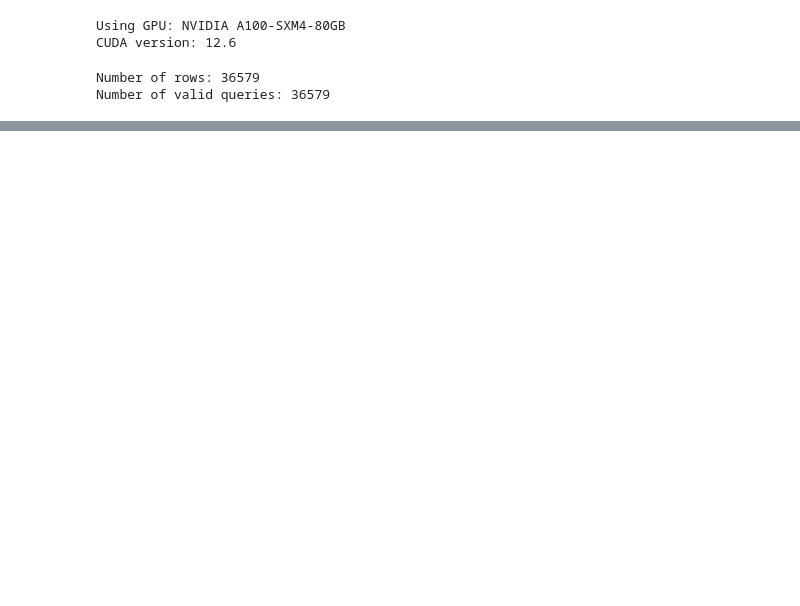
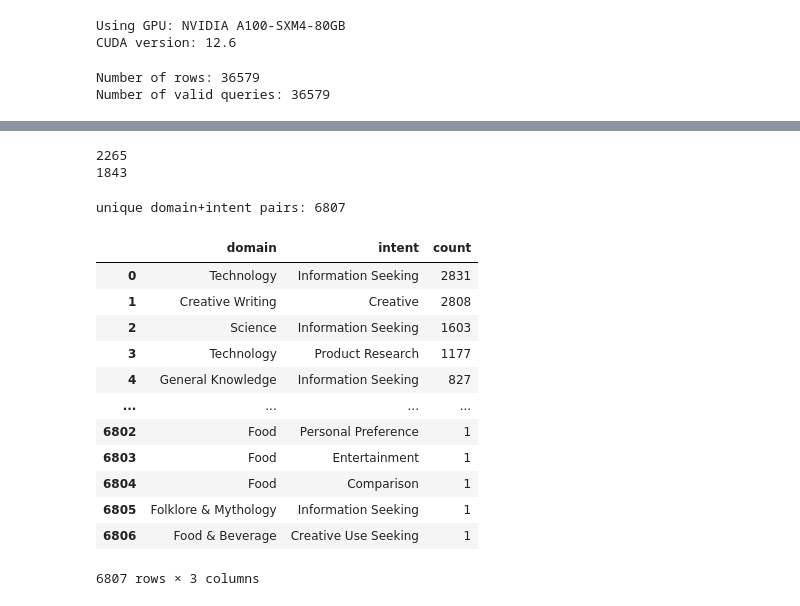
Before and after one commit to usrnamePrateek/LLM_with_ads, a Jupyter notebook: lmarena_prep/analysis/categories.ipynb, the cells around one changed output, grey strips where cells are left out. Cells and saved outputs as stored; diff of their text form; code cells hidden in the pictures; blank space fills up the shorter version.

Commit message:
categorization added for lmarena dataset

```diff
--- a/lmarena_prep/analysis/categories.ipynb
+++ b/lmarena_prep/analysis/categories.ipynb
@@ -431,0 +276,2 @@ cluster_e5_kmeans
+# %%
+categories = pd.read_csv("/home/gpuuser7/gpuuser7_a/prateek/LLM_with_ads/data/processed/lmarena/lmarena_query_qwen3_categories.csv")
@@ -431,0 +287,32 @@ cluster_e5_kmeans
+# %%
+print(len(categories['domain'].unique()))
+print(len(categories['intent'].unique()))
+# %% [output]
+2265
+1843
+# %%
+labeled = categories.dropna(subset=["domain", "intent"])
+domain_intent_counts = (
+    labeled.groupby(["domain", "intent"], dropna=False)
+    .size()
+    .reset_index(name="count")
+    .sort_values("count", ascending=False)
+    .reset_index(drop=True)
+)
+print("unique domain+intent pairs:", len(domain_intent_counts))
+domain_intent_counts
+# %% [output]
+unique domain+intent pairs: 6807
+|  | domain | intent | count |
+| 0 | Technology | Information Seeking | 2831 |
+| 1 | Creative Writing | Creative | 2808 |
+| 2 | Science | Information Seeking | 1603 |
+| 3 | Technology | Product Research | 1177 |
+| 4 | General Knowledge | Information Seeking | 827 |
+| ... | ... | ... | ... |
+| 6802 | Food | Personal Preference | 1 |
+| 6803 | Food | Entertainment | 1 |
+| 6804 | Food | Comparison | 1 |
+| 6805 | Folklore & Mythology | Information Seeking | 1 |
+| 6806 | Food & Beverage | Creative Use Seeking | 1 |
+6807 rows × 3 columns
```
Also changed, not shown: parts of 12 cells of this notebook, 11 other files.
